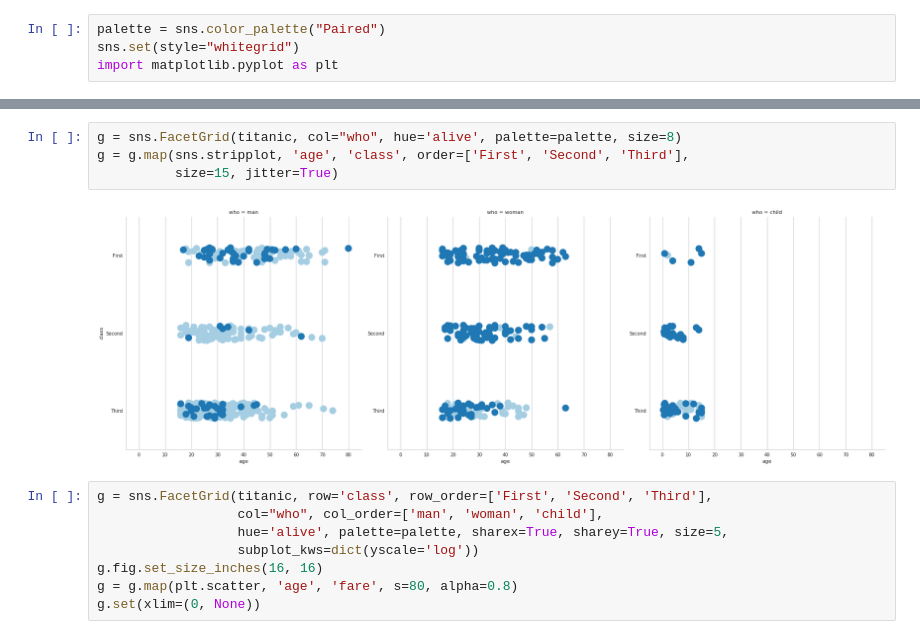
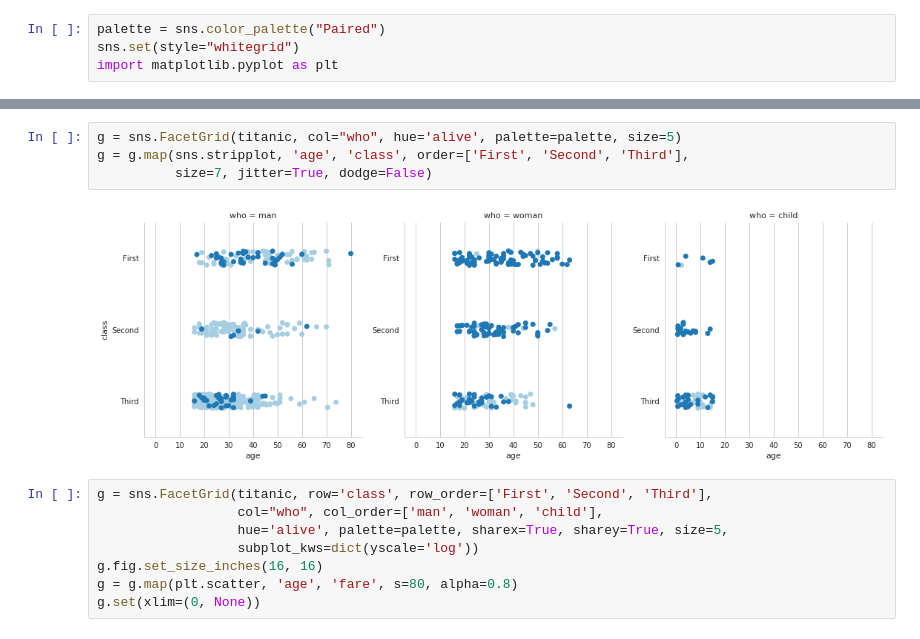
Before and after one commit to gavinln/stats_py_vm, a Jupyter notebook: notebooks/titanic/titanic_seaborn.ipynb, the cells around one changed output, grey strips where cells are left out. Cells and saved outputs as stored; diff of their text form.

Commit message:
updated to modify titanic example

```diff
--- a/notebooks/titanic/titanic_seaborn.ipynb
+++ b/notebooks/titanic/titanic_seaborn.ipynb
@@ -519,11 +519,11 @@ g.set(xlim=(0, None))
 <seaborn.axisgrid.FacetGrid at 0x...>
 [figure]
 # %%
-g = sns.FacetGrid(titanic, col="who", hue='alive', palette=palette, size=8)
+g = sns.FacetGrid(titanic, col="who", hue='alive', palette=palette, size=5)
 g = g.map(sns.stripplot, 'age', 'class', order=['First', 'Second', 'Third'],
-          size=15, jitter=True)
+          size=7, jitter=True, dodge=False)
 # %% [output]
-[figure, old version]
+[figure, new version]
 # %%
 g = sns.FacetGrid(titanic, row='class', row_order=['First', 'Second', 'Third'],
                   col="who", col_order=['man', 'woman', 'child'],
```
Also changed, not shown: parts of 13 cells of this notebook.
